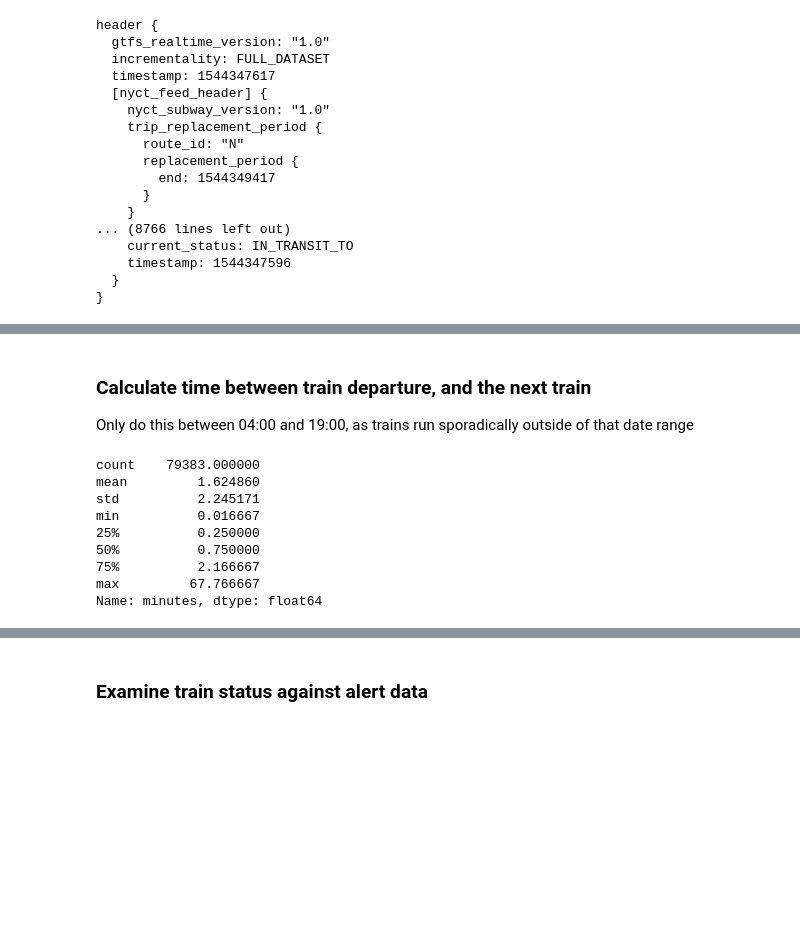
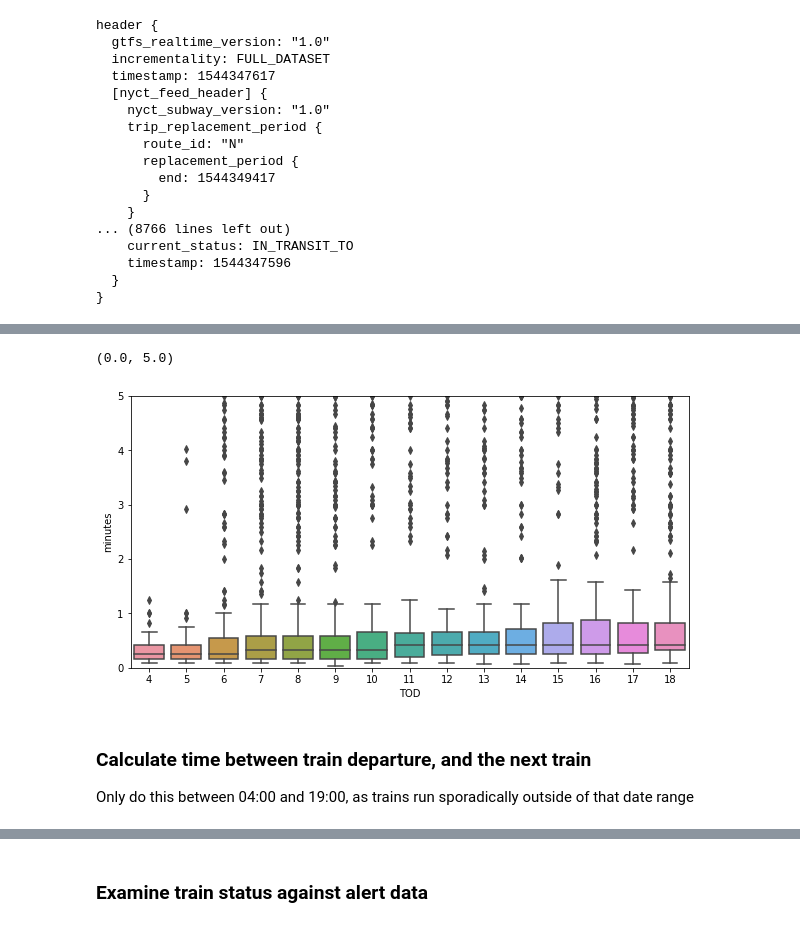
Before and after one commit to b-koopman/MTADelayPredict, a Jupyter notebook: Notebooks/DataExploration.ipynb, the cells around one changed output, grey strips where cells are left out. Drawn from its saved outputs; the diff is of its cells as text; code cells hidden in the pictures; blank space fills up the shorter version.

```diff
--- a/Notebooks/DataExploration.ipynb
+++ b/Notebooks/DataExploration.ipynb
@@ -276,3 +254,14 @@ next_scheduled_arrival_df = pd.concat([pd.read_hdf(f, key='df') for f in next_sc
+# %%
+# It looks like there are quite a few outliers with messaging over 1 minute, but overall, updates are sub 1 minute.
+# TODO: Determine if these gaps are due to failed parsing, or just updates that don't happen regularly
+import matplotlib.pyplot as plt
+plt.figure(figsize=(10,5))
+
+ax = sns.boxplot(x="TOD", y="minutes", data=time_till_next_obs)
+ax.set_ylim([0, 5])
+# %% [output]
+(0.0, 5.0)
+[figure, added]
 # %% [markdown]
 ### Calculate time between train departure, and the next train
 Only do this between 04:00 and 19:00, as trains run sporadically outside of that date range
@@ -300,12 +289,0 @@ time_till_next_obs['minutes'] = time_till_next_obs['time'].map(lambda x: x.total
-# %%
-time_till_next_obs.minutes.describe()
-# %% [output]
-count    79383.000000
-mean         1.624860
-std          2.245171
-min          0.016667
-25%          0.250000
-50%          0.750000
-75%          2.166667
-max         67.766667
-Name: minutes, dtype: float64
```
Also changed, not shown: parts of 76 cells of this notebook, 11 other files.
